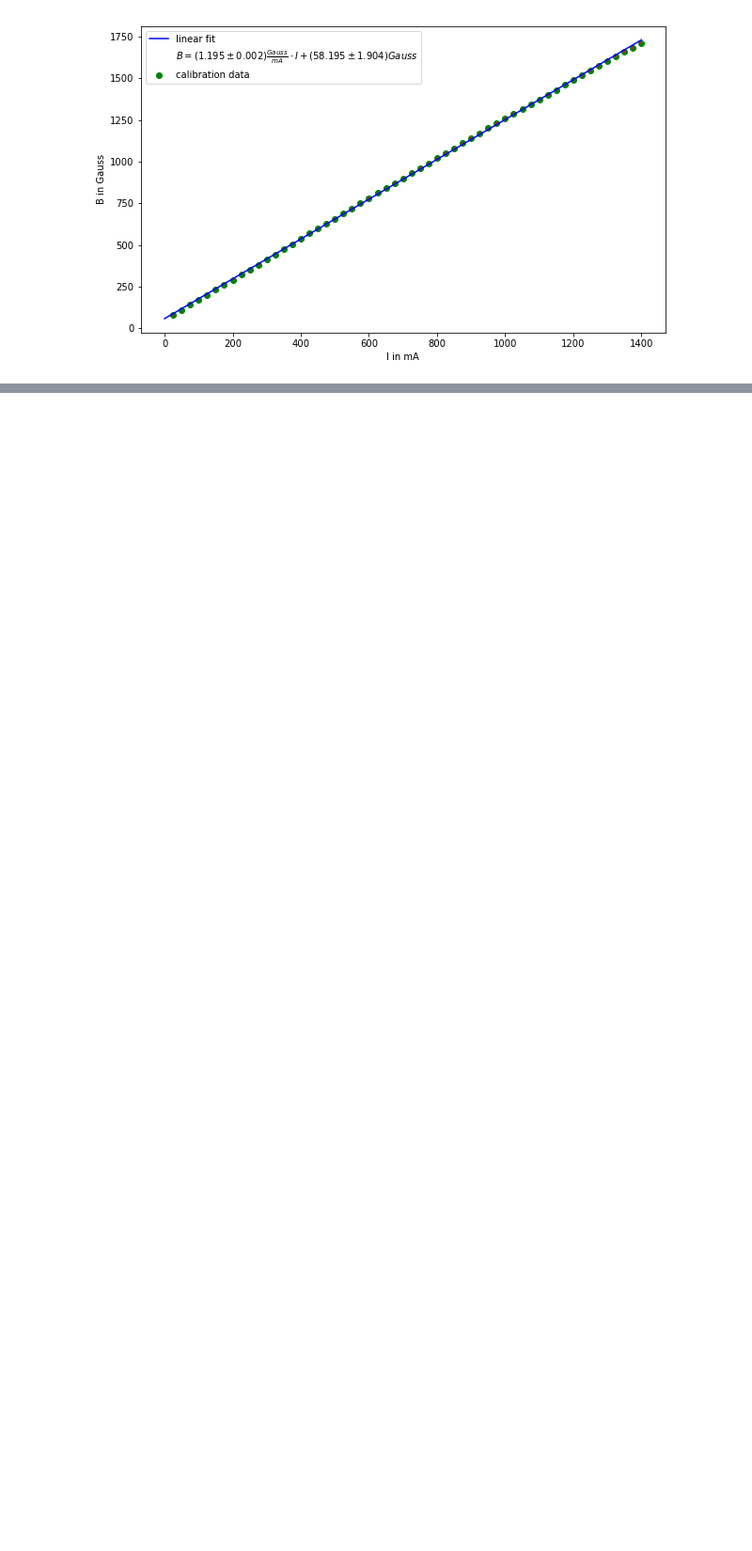
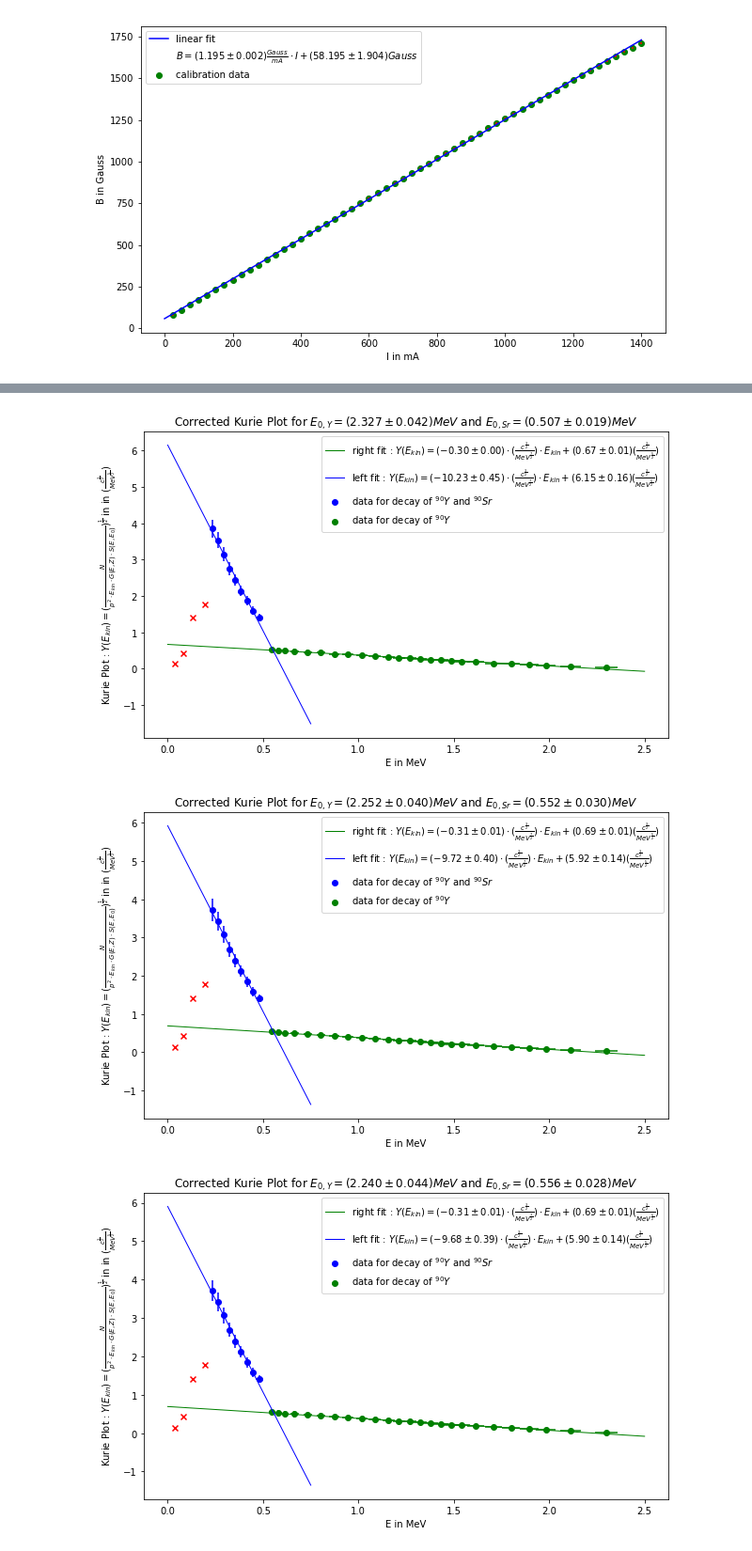
Before and after one commit to NlKLas/PyRePo, a Jupyter notebook: V10/V10.ipynb, the cells around one changed output, grey strips where cells are left out. Shown: that part at 94% size. Cells and saved outputs as stored; diff of their text form; code cells hidden in the pictures; blank space fills up the shorter version.

```diff
--- a/V10/V10.ipynb
+++ b/V10/V10.ipynb
@@ -322,0 +347,68 @@ Sr -> Y : Ekin0 =  0.507207994795  +-  0.0192130355445
+# %%
+#Curie Plot with coulomb and S correction
+E0_1 = 2.327
+E0_2 = 0.507
+E0_1_err = 0.042
+E0_2_err = 0.019
+
+for i in range(4):
+
+    popt, pcov = curve_fit(g,E[:25],curie_cor(countrate,p,G_40,E0_1)[:25])
+    m1= popt[0]
+    m1_err = np.sqrt(np.diag(pcov))[0]
+    b1 = popt[1]
+    b1_err = np.sqrt(np.diag(pcov))[1]
+    t1 = np.linspace(0,2.5,100)
+
+    cor1 = pcov[0][1]**2/(pcov[0][0]*pcov[1][1])
+
+    popt, pcov = curve_fit(g,E[26:35],curie_cor(countrate,p,G_39,E0_2)[26:35])
+    m2= popt[0]
+    m2_err = np.sqrt(np.diag(pcov))[0]
+    b2 = popt[1]
+    b2_err = np.sqrt(np.diag(pcov))[1]
+    t2 = np.linspace(0,0.75,100)
+
+    cor2 = pcov[0][1]**2/(pcov[0][0]*pcov[1][1])
+
+    cur_err_40 = curie_cor_err(np.array(countrate),np.array(p),np.array(G_40),E0_1,np.array(countrate_err),np.array(p_err),E0_1_err)
+    cur_err_39 = curie_cor_err(np.array(countrate),np.array(p),np.array(G_39),E0_2,np.array(countrate_err),np.array(p_err),E0_2_err)
+
+    fig,ax = plt.subplots(figsize=(10,6))
+    ax.scatter(E[26:35],curie_cor(countrate,p,G_39,E0_2)[26:35],c="b",label="data for decay of $^{90} Y$ and $^{90} Sr$")##left part
+    ax.errorbar(E[26:35],curie_cor(countrate,p,G_39,E0_2)[26:35],xerr=E_err[26:35],yerr=cur_err_39[26:35],c="b",ls=" ")
+    ax.scatter(E[:25],curie_cor(countrate,p,G_40,E0_1)[:25],c="g",label="data for decay of $^{90} Y $")##right part
+    ax.errorbar(E[:25],curie_cor(countrate,p,G_40,E0_1)[:25],xerr=E_err[:25],yerr=cur_err_40[:25],c="g",ls=" ")   ##FF6300
+    ax.plot(t1,g(t1,m1,b1),c="g",lw=1,label=r"right fit : $Y(E_{kin})= (%0.2f \pm %0.2f)\cdot (\frac{c^\frac{3}{2}}{MeV^\frac{7}{2}}) \cdot E_{kin} + (%0.2f \pm %0.2f) (\frac{c^\frac{3}{2}}{MeV^\frac{5}{2}})$"%(m1,m1_err,b1,b1_err))
+    ax.plot(t2,g(t2,m2,b2),c="b",lw=1,label=r"left fit : $Y(E_{kin})= (%0.2f \pm %0.2f)\cdot (\frac{c^\frac{3}{2}}{MeV^\frac{7}{2}}) \cdot E_{kin} + (%0.2f \pm %0.2f) (\frac{c^\frac{3}{2}}{MeV^\frac{5}{2}})$"%(m2,m2_err,b2,b2_err))
+    ax.scatter(E[-4:],curie(countrate,p)[-4:],marker="x",c="red")#discarded points
+    ax.set_xlabel("E in MeV")
+    ax.set_ylabel(r"Kurie Plot : $Y(E_{kin}) = (\frac{N}{p^2\cdot  E_{kin}\cdot G(E,Z) \cdot S(E,E_0)})^{\frac{1}{2}}$ in in $ (\frac{c^\frac{3}{2}}{MeV^\frac{5}{2}})$")
+    ax.set_title("Corrected Kurie Plot for $E_{0,Y} = (%0.3f \pm %0.3f) MeV$ and $E_{0,Sr} = (%0.3f \pm %0.3f) MeV$"%(E0_1,E0_1_err,E0_2,E0_2_err))
+
+    chi2_1 = chi2_red(E[:25],curie_coul(countrate,p,G_40)[:25],cur_err_40[:25],g,m1,b1)
+    chi2_2 = chi2_red(E[26:35],curie_coul(countrate,p,G_39)[26:35],cur_err_40[26:35],g,m2,b2)
+
+    ax.legend(loc=("best"))
+    fig.savefig("Kurie_cor"+str(i)+".pdf")
+
+    E1 = -b1/m1
+    E1_err = np.sqrt((b1_err/m1)**2+(m1_err*b1/m1**2)**2)
+    E2 = -(b1-b2)/(m1-m2)
+    E2_err = np.sqrt((b1_err/(m1-m2))**2+(b2_err/(m1-m2))**2+(m1_err*(b1-b2)/(m1-m2)**2)**2+(m2_err*(b1-b2)/(m1-m2)**2)**2)
+
+    print()
+    print(i)
+    print("Y -> Zr : Ekin0 = ",E1," +- ",E1_err)
+    print("Sr -> Y : Ekin0 = ",E2," +- ",E2_err)
+    print("chi squared 1 right = ",chi2_1)
+    print("chi squared 2 left = ",chi2_2)
+    print("correlation squared 1 right = ",cor1)
+    print("correlation squared 2 left = ",cor2)
+    print()
+
+    E0_1 = E1
+    E0_2 = E2
+    E0_1_err = E1_err
+    E0_2_err = E2_err
+# %% [output]
@@ -322,0 +432,3 @@ Sr -> Y : Ekin0 =  0.507207994795  +-  0.0192130355445
+[figure, added]
+[figure, added]
+[figure, added]
```
Also changed, not shown: parts of 6 cells of this notebook, 9 other files.
